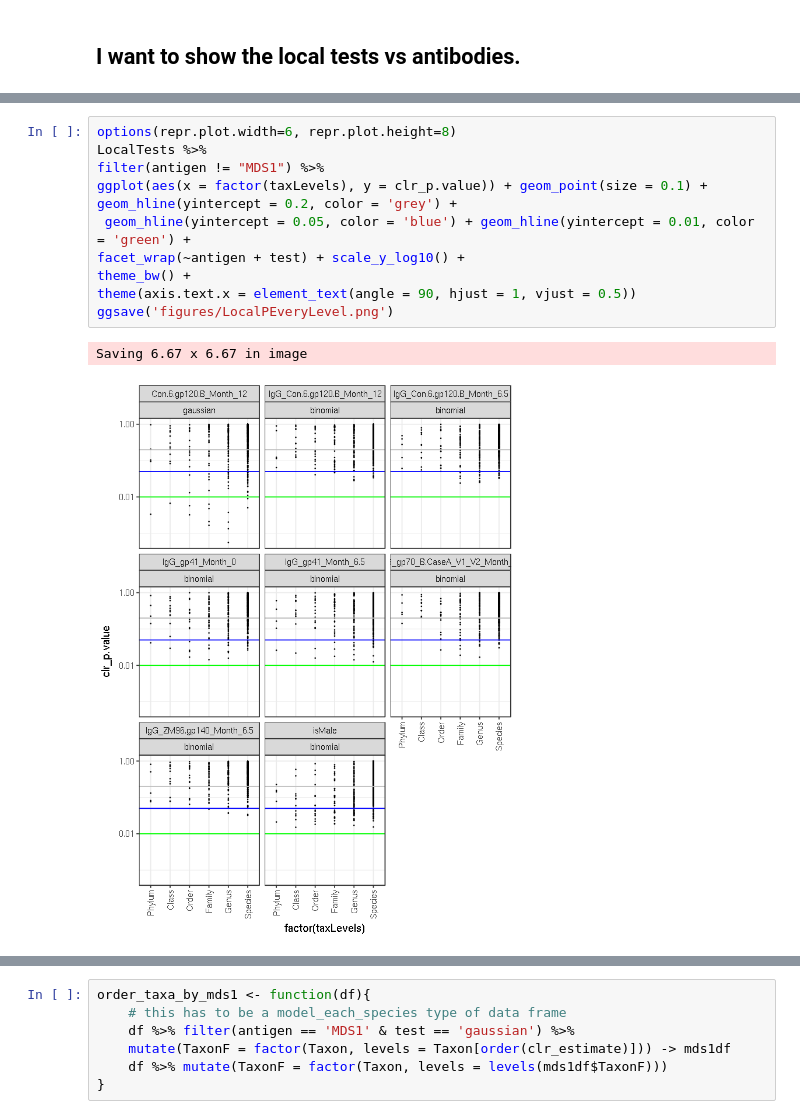
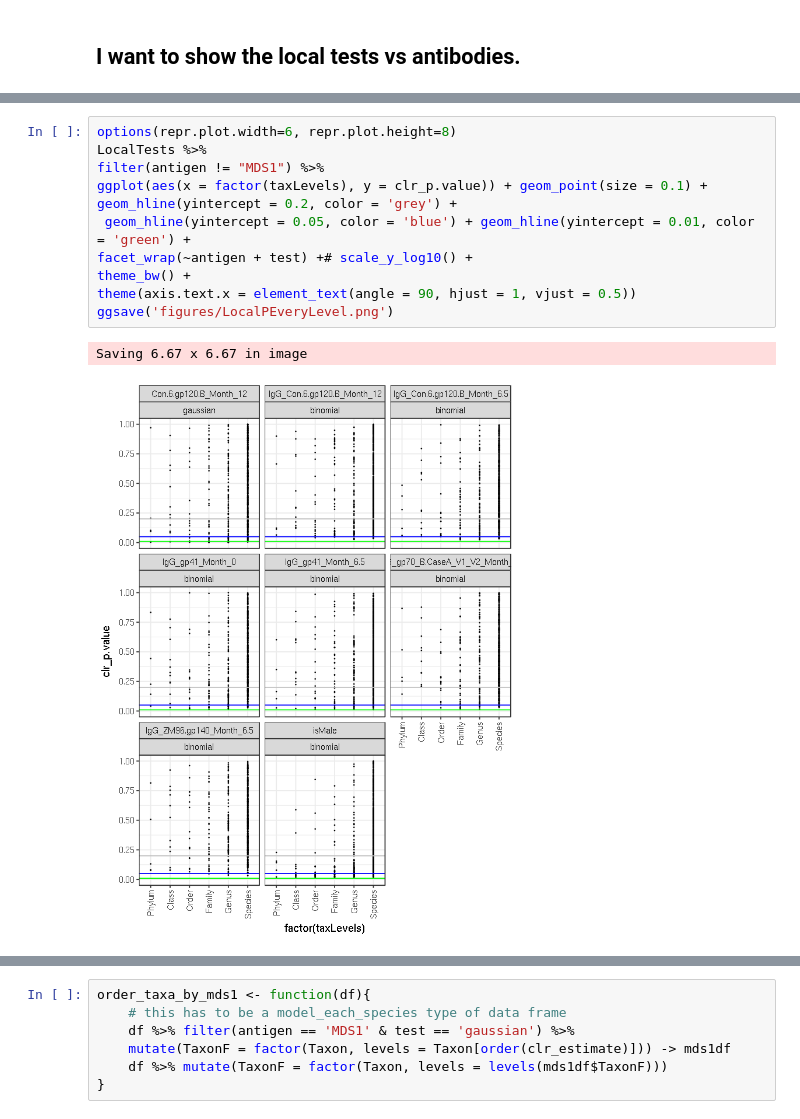
Before and after one commit to cramjaco/Nyvac_096_Microbiome, a Jupyter notebook: Mar2018_096.ipynb, the cells around one changed output, grey strips where cells are left out. Drawn from its saved outputs; the diff is of its cells as text.

```diff
--- a/Mar2018_096.ipynb
+++ b/Mar2018_096.ipynb
@@ -1996,14 +1994,14 @@ Warning message:
 # %%
 options(repr.plot.width=6, repr.plot.height=8)
 LocalTests %>%
 filter(antigen != "MDS1") %>%
 ggplot(aes(x = factor(taxLevels), y = clr_p.value)) + geom_point(size = 0.1) +
 geom_hline(yintercept = 0.2, color = 'grey') +
  geom_hline(yintercept = 0.05, color = 'blue') + geom_hline(yintercept = 0.01, color = 'green') +
-facet_wrap(~antigen + test) + scale_y_log10() +
+facet_wrap(~antigen + test) +# scale_y_log10() +
 theme_bw() +
 theme(axis.text.x = element_text(angle = 90, hjust = 1, vjust = 0.5))
 ggsave('figures/LocalPEveryLevel.png')
 # %% [output]
 Saving 6.67 x 6.67 in image
-[figure, old version]
+[figure, new version]
```
Also changed, not shown: parts of 33 cells of this notebook, 15 other files.
